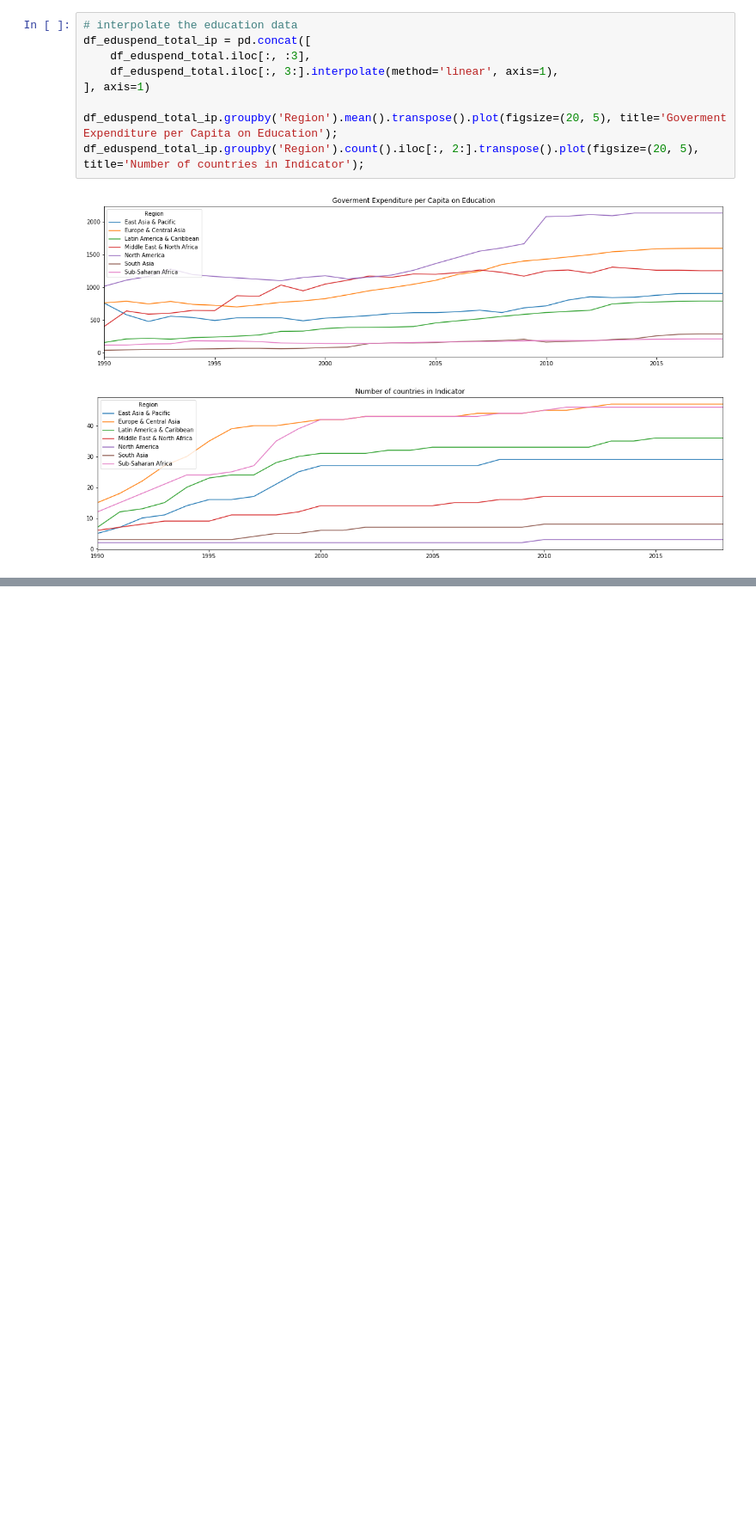
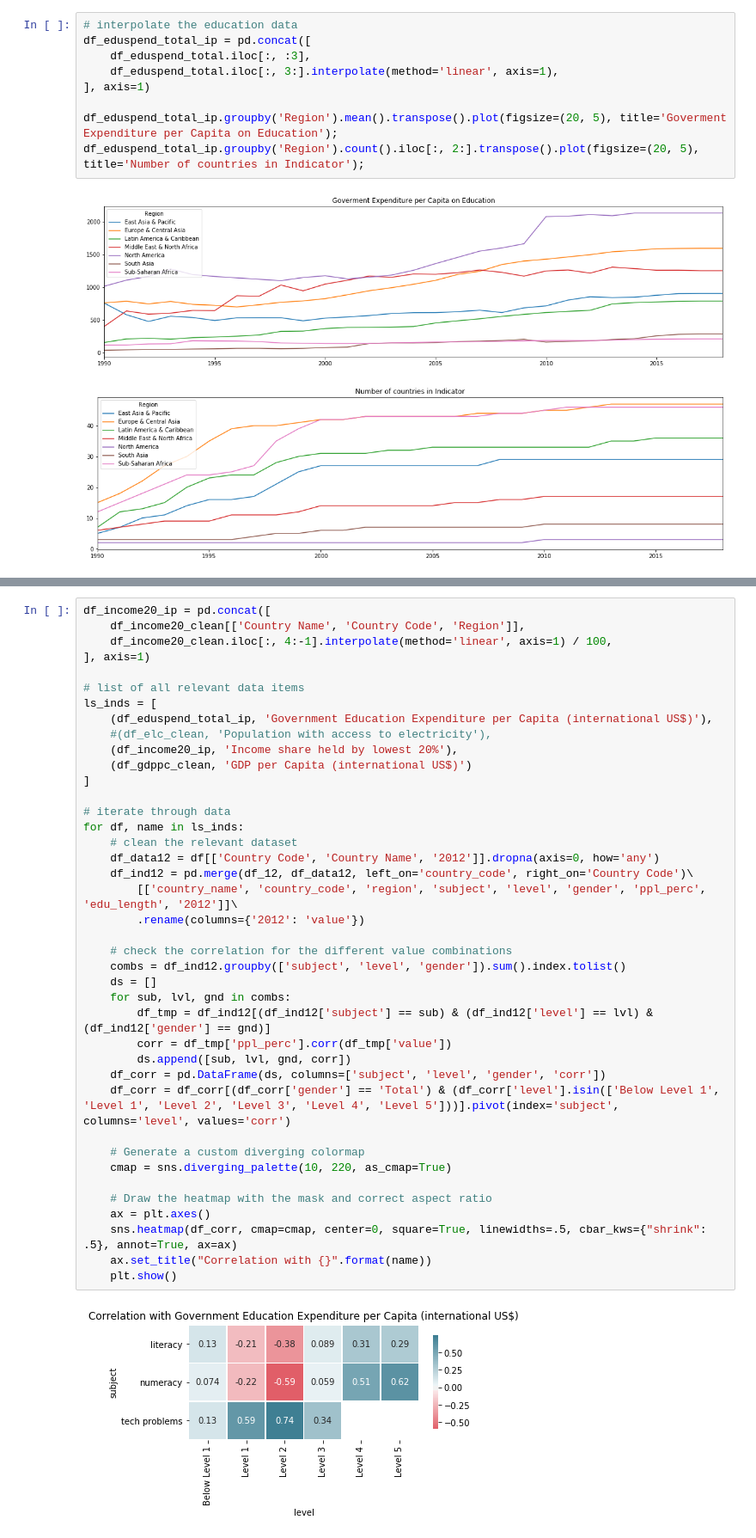
Before and after one commit to felixnext/ds_global-education, a Jupyter notebook: 22_aly_economic-correlation.ipynb, the cells around one changed output, grey strips where cells are left out. Shown at 86% size. Cells and saved outputs as stored; diff of their text form; blank space fills up the shorter version.

```diff
--- a/22_aly_economic-correlation.ipynb
+++ b/22_aly_economic-correlation.ipynb
@@ -147 +149,43 @@ Next, we will look at the actual correlation to skill proficiency with the econo
 We will use the interpolated data for the combination to ensure valid data for the year 2012 for as much countries as possible.
+# %%
+df_income20_ip = pd.concat([
+    df_income20_clean[['Country Name', 'Country Code', 'Region']],
+    df_income20_clean.iloc[:, 4:-1].interpolate(method='linear', axis=1) / 100,
+], axis=1)
+
+# list of all relevant data items
+ls_inds = [
+    (df_eduspend_total_ip, 'Government Education Expenditure per Capita (international US$)'),
+    #(df_elc_clean, 'Population with access to electricity'),
+    (df_income20_ip, 'Income share held by lowest 20%'),
+    (df_gdppc_clean, 'GDP per Capita (international US$)')
+]
+
+# iterate through data
+for df, name in ls_inds:
+    # clean the relevant dataset
+    df_data12 = df[['Country Code', 'Country Name', '2012']].dropna(axis=0, how='any')
+    df_ind12 = pd.merge(df_12, df_data12, left_on='country_code', right_on='Country Code')\
+        [['country_name', 'country_code', 'region', 'subject', 'level', 'gender', 'ppl_perc', 'edu_length', '2012']]\
+        .rename(columns={'2012': 'value'})
+
+    # check the correlation for the different value combinations
+    combs = df_ind12.groupby(['subject', 'level', 'gender']).sum().index.tolist()
+    ds = []
+    for sub, lvl, gnd in combs:
+        df_tmp = df_ind12[(df_ind12['subject'] == sub) & (df_ind12['level'] == lvl) & (df_ind12['gender'] == gnd)]
+        corr = df_tmp['ppl_perc'].corr(df_tmp['value'])
+        ds.append([sub, lvl, gnd, corr])
+    df_corr = pd.DataFrame(ds, columns=['subject', 'level', 'gender', 'corr'])
+    df_corr = df_corr[(df_corr['gender'] == 'Total') & (df_corr['level'].isin(['Below Level 1', 'Level 1', 'Level 2', 'Level 3', 'Level 4', 'Level 5']))].pivot(index='subject', columns='level', values='corr')
+
+    # Generate a custom diverging colormap
+    cmap = sns.diverging_palette(10, 220, as_cmap=True)
+
+    # Draw the heatmap with the mask and correct aspect ratio
+    ax = plt.axes()
+    sns.heatmap(df_corr, cmap=cmap, center=0, square=True, linewidths=.5, cbar_kws={"shrink": .5}, annot=True, ax=ax)
+    ax.set_title("Correlation with {}".format(name))
+    plt.show()
+# %% [output]
+[figure, added]
```
Also changed, not shown: parts of 5 cells of this notebook, 1 other file.
